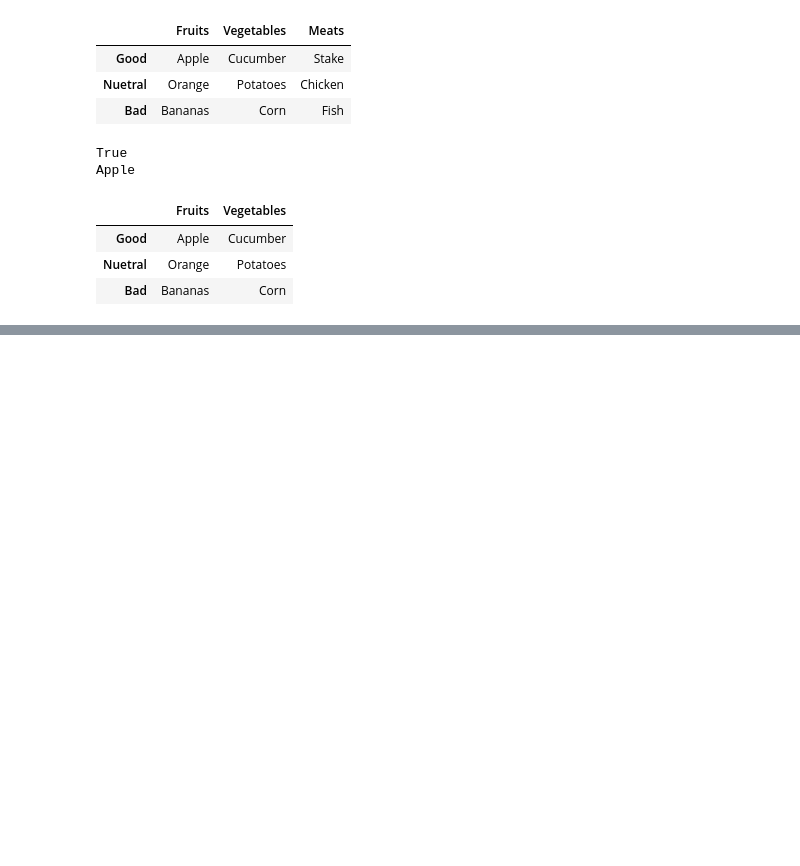
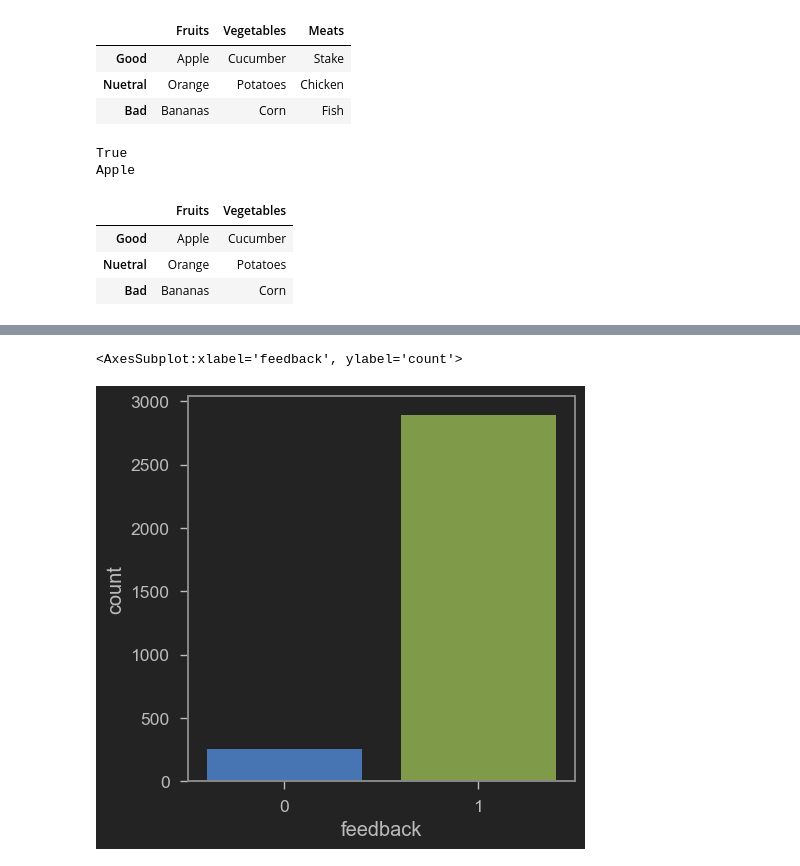
Before and after one commit to HashemRawashdeh/Study, a Jupyter notebook: Data Science/Exploratory Data Analysis/Explatory Data Analysis.ipynb, the cells around one changed output, grey strips where cells are left out. Cells and saved outputs as stored; diff of their text form; code cells hidden in the pictures; blank space fills up the shorter version.

```diff
--- a/Data Science/Exploratory Data Analysis/Explatory Data Analysis.ipynb
+++ b/Data Science/Exploratory Data Analysis/Explatory Data Analysis.ipynb
@@ -406,0 +1462,7 @@ df
+# %%
+# Use count plot to show how many samples have positive/negative feedback
+plt.figure(figsize=(5,5))
+sns.countplot(x='feedback', data=df)
+# %% [output]
+<AxesSubplot:xlabel='feedback', ylabel='count'>
+[figure, added]
```
Also changed, not shown: parts of 117 cells of this notebook, 3 other files.
